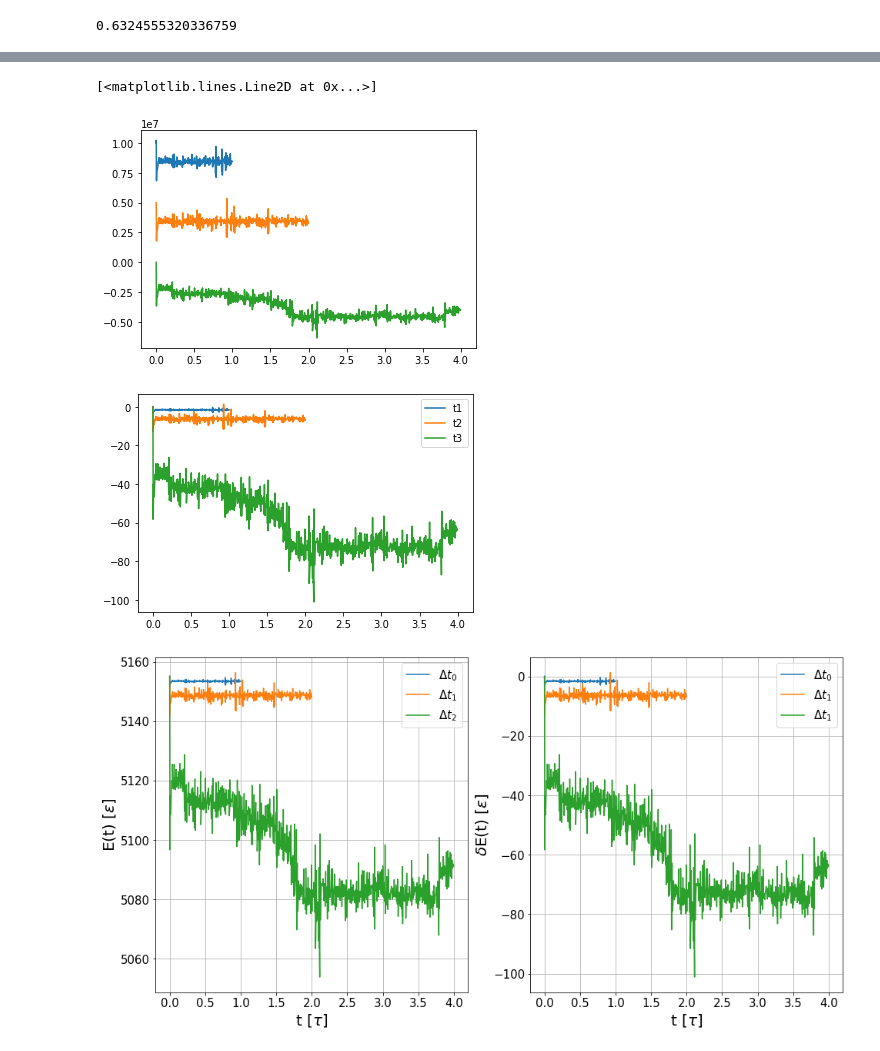
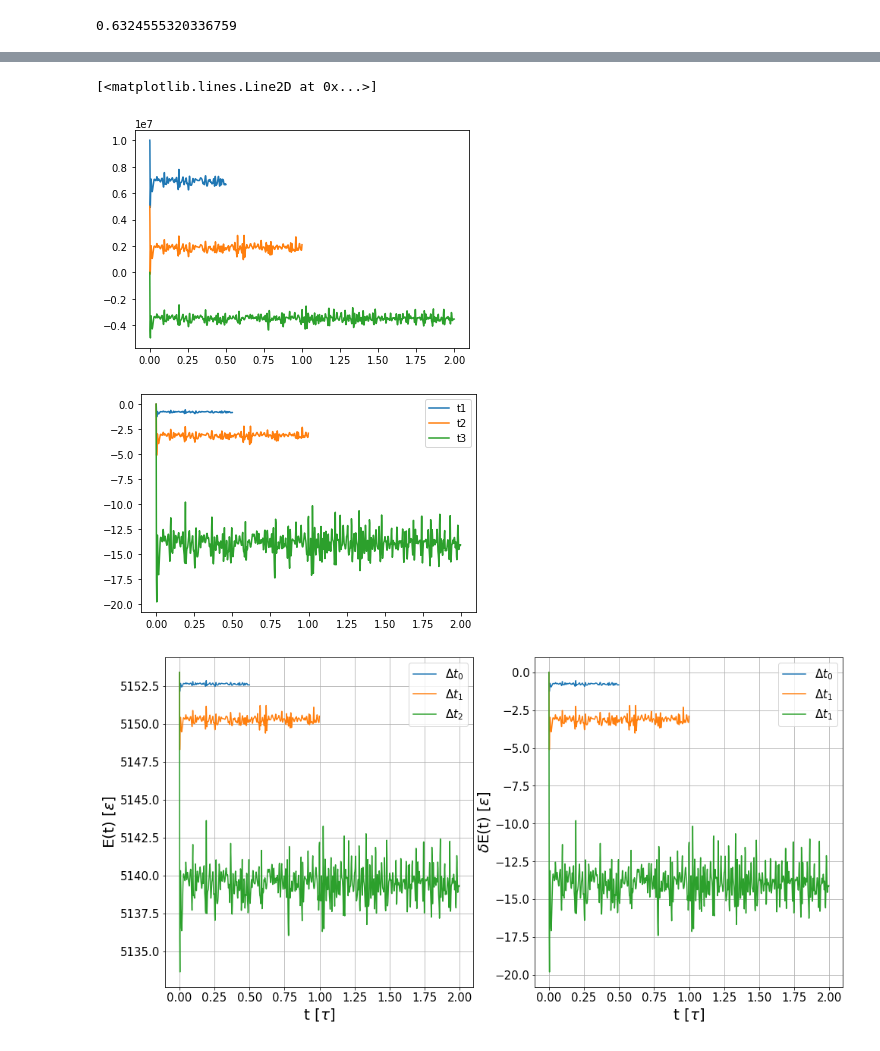
Before and after one commit to e-richter/molecular_simulations, a Jupyter notebook: exam-1.ipynb, the cells around one changed output, grey strips where cells are left out. Saved outputs shown, nothing was run; the diff lists cells and outputs as text; code cells hidden in the pictures.

```diff
--- a/exam-1.ipynb
+++ b/exam-1.ipynb
@@ -57,7 +57,7 @@ def calc_energy(r, p, sigma, periodic=None):
     return V + T
 # %%
 r0, p0 = init(N=N, L=L, lattice_constant=lc) #125 particles
-r0 = np.concatenate((r0, np.array([[-2.6, 3.2, -3.3],[3.2, -2.6, 2.6], [1.9, 2.6, 3.2]])), axis=0) #128 particles
+r0 = np.concatenate((r0, np.array([[3.1, 2.9, -2.9],[1.8, -1.8, 1.8], [0.3, 0.3, -0.3]])), axis=0) #128 particles
 # %%
 dd = np.empty(1)
 
@@ -70,7 +70,7 @@ dd.min()
 # %% [output]
 0.6324555320336759
 # %%
-dt1 = 0.001
+dt1 = 0.0005
 dt2 = dt1*2
 dt3 = dt1*4
 t_max1 = 10**3 * dt1
@@ -108,7 +108,7 @@ plt.plot(t2, (E2-E2[0])*(dt2**-2)+5000000)
 plt.plot(t3, (E3-E3[0])*(dt3**-2))
 # %% [output]
 [<matplotlib.lines.Line2D at 0x...>]
-[figure, old version]
+[figure, new version]
 # %%
 plt.plot(t1[:], (E1-E1[0])[:], label='t1')
 plt.plot(t2, (E2-E2[0]), label='t2')
@@ -116,7 +116,7 @@ plt.plot(t3, (E3-E3[0]), label='t3')
 plt.legend()
 plt.show()
 # %% [output]
-[figure, old version]
+[figure, new version]
 # %%
 fig1, ax1 = plt.subplots(ncols=2, nrows=1, figsize=(16,8))
 ax1[0].plot(t1, E1, label='$\Delta t_0$')
@@ -137,35 +137,35 @@ ax1[0].set_xlabel(r't [$\tau$]', fontsize=20)
 ax1[0].set_ylabel(r'E(t) [$\epsilon$]', fontsize=20)
 ax1[0].tick_params(axis='x', labelsize=15)
 ax1[0].tick_params(axis='y', labelsize=15)
 ax1[0].legend(prop={'size': 20})
 
 ax1[1].plot(t2, E2-E2[0], label='$\Delta t_1$')
 ax1[1].set_xlabel(r't [$\tau$]', fontsize=20)
 ax1[1].set_ylabel(r'$\delta$E(t) [$\epsilon$]', fontsize=20)
 ax1[1].tick_params(axis='x', labelsize=15)
 ax1[1].tick_params(axis='y', labelsize=15)
 
 ax1[0].plot(t3, E3, label='$\Delta t_2$')
 ax1[0].set_xlabel(r't [$\tau$]', fontsize=20)
 ax1[0].set_ylabel(r'E(t) [$\epsilon$]', fontsize=20)
 ax1[0].tick_params(axis='x', labelsize=15)
 ax1[0].tick_params(axis='y', labelsize=15)
 ax1[0].legend(prop={'size': 20})
 
-ax1[1].plot(t3, E3-E3[0], label='$\Delta t_1$')
+ax1[1].plot(t3, E3-E3[0], label='$\Delta t_2$')
 ax1[1].set_xlabel(r't [$\tau$]', fontsize=20)
 ax1[1].set_ylabel(r'$\delta$E(t) [$\epsilon$]', fontsize=20)
 ax1[1].tick_params(axis='x', labelsize=15)
 ax1[1].tick_params(axis='y', labelsize=15)
 
 
 for i in range(2):
         ax1[i].legend(prop={'size': 15})
         ax1[i].grid(True)
 
 plt.savefig('./exam_figures/1a1.png', dpi=600, bbox_inches='tight')
 # %% [output]
-[figure, old version]
+[figure, new version]
 # %%
 fig2, ax2 = plt.subplots(ncols=1, nrows=1, figsize=(16,12))
 ax2.plot(t1, (E1-E1[0])*dt1**-2, label='$\Delta t_0$')
```
Also changed, not shown: parts of 9 cells of this notebook.
